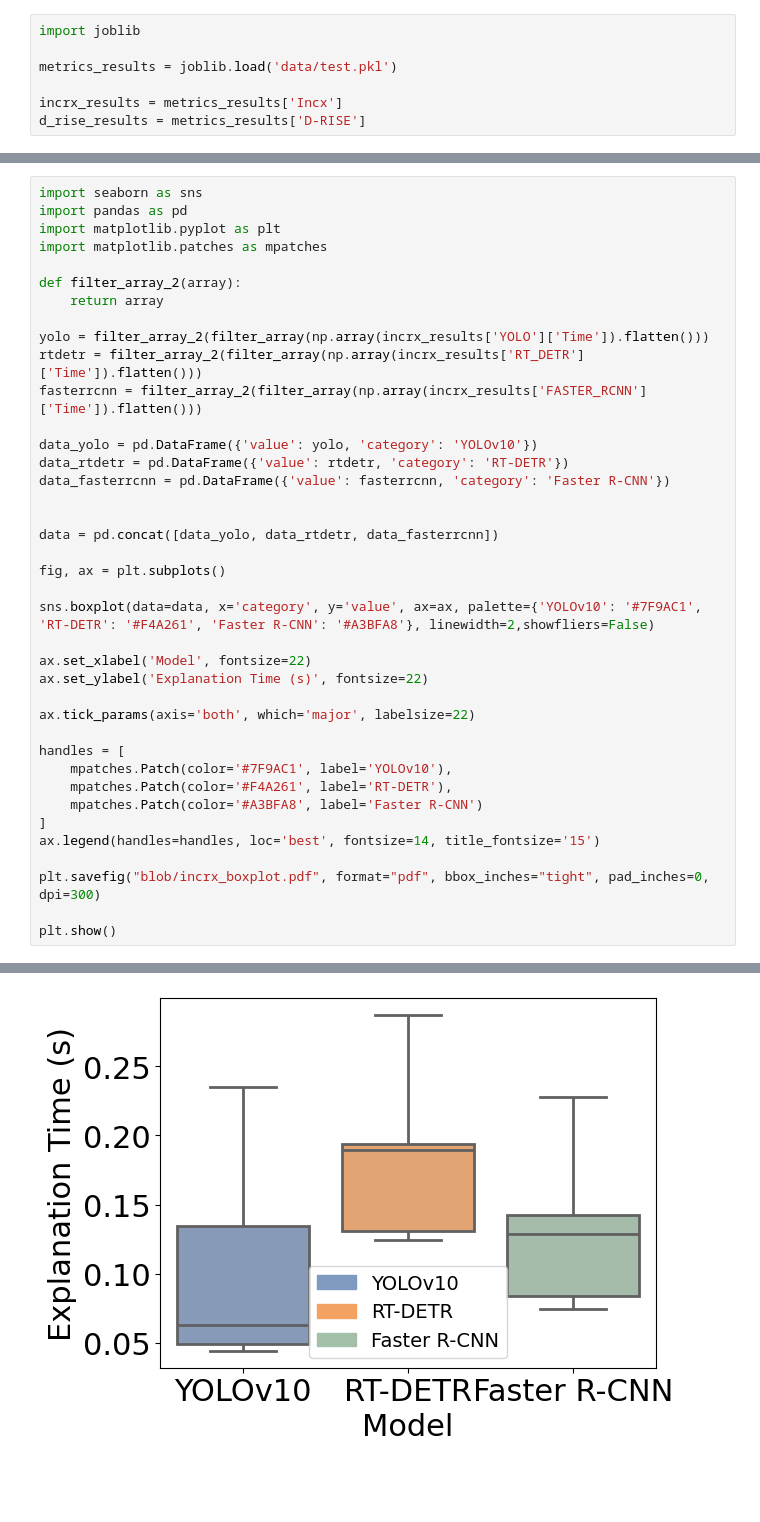
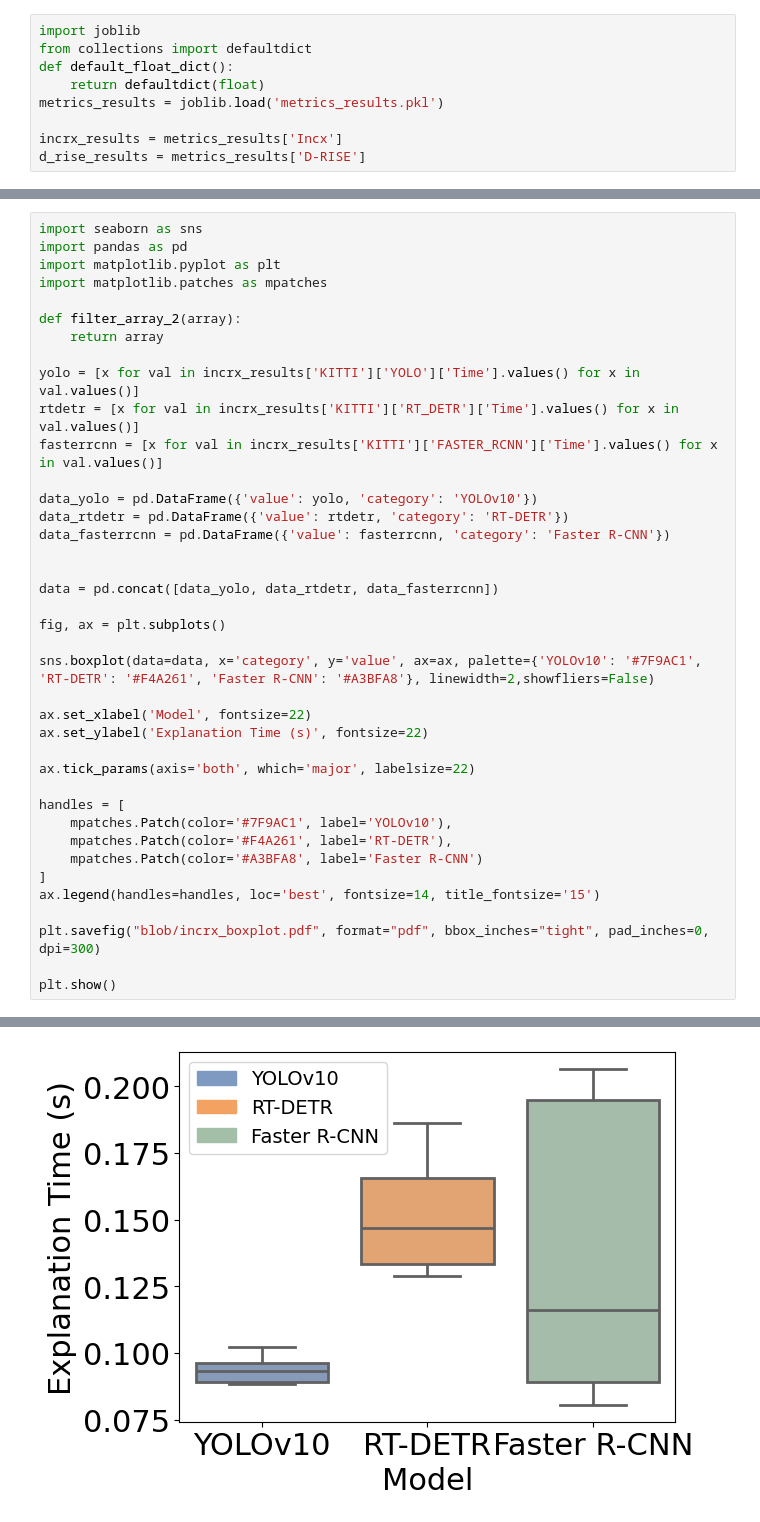
Before and after one commit to santiago-calderon-pena/IncX, a Jupyter notebook: experiment-results.ipynb, the cells around one changed output, grey strips where cells are left out. Saved outputs shown, nothing was run; the diff lists cells and outputs as text; blank space fills up the shorter version.

Commit message:
Update experiments results script

```diff
--- a/experiment-results.ipynb
+++ b/experiment-results.ipynb
@@ -1,7 +1,9 @@
 # %%
 import joblib
-
-metrics_results = joblib.load('data/test.pkl')
+from collections import defaultdict
+def default_float_dict():
+    return defaultdict(float)
+metrics_results = joblib.load('metrics_results.pkl')
 
 incrx_results = metrics_results['Incx']
 d_rise_results = metrics_results['D-RISE']
@@ -91,41 +110,41 @@ import matplotlib.patches as mpatches
 def filter_array_2(array):
     return array
 
-yolo = filter_array_2(filter_array(np.array(incrx_results['YOLO']['Time']).flatten()))
-rtdetr = filter_array_2(filter_array(np.array(incrx_results['RT_DETR']['Time']).flatten()))
-fasterrcnn = filter_array_2(filter_array(np.array(incrx_results['FASTER_RCNN']['Time']).flatten()))
+yolo = [x for val in incrx_results['KITTI']['YOLO']['Time'].values() for x in val.values()]
+rtdetr = [x for val in incrx_results['KITTI']['RT_DETR']['Time'].values() for x in val.values()]
+fasterrcnn = [x for val in incrx_results['KITTI']['FASTER_RCNN']['Time'].values() for x in val.values()]
 
 data_yolo = pd.DataFrame({'value': yolo, 'category': 'YOLOv10'})
 data_rtdetr = pd.DataFrame({'value': rtdetr, 'category': 'RT-DETR'})
 data_fasterrcnn = pd.DataFrame({'value': fasterrcnn, 'category': 'Faster R-CNN'})
 
 
 data = pd.concat([data_yolo, data_rtdetr, data_fasterrcnn])
 
 fig, ax = plt.subplots()
 
 sns.boxplot(data=data, x='category', y='value', ax=ax, palette={'YOLOv10': '#7F9AC1', 'RT-DETR': '#F4A261', 'Faster R-CNN': '#A3BFA8'}, linewidth=2,showfliers=False)
 
 ax.set_xlabel('Model', fontsize=22)
 ax.set_ylabel('Explanation Time (s)', fontsize=22)
 
 ax.tick_params(axis='both', which='major', labelsize=22)
 
 handles = [
     mpatches.Patch(color='#7F9AC1', label='YOLOv10'),
     mpatches.Patch(color='#F4A261', label='RT-DETR'),
     mpatches.Patch(color='#A3BFA8', label='Faster R-CNN')
 ]
 ax.legend(handles=handles, loc='best', fontsize=14, title_fontsize='15')
 
 plt.savefig("blob/incrx_boxplot.pdf", format="pdf", bbox_inches="tight", pad_inches=0, dpi=300)
 
 plt.show()
 # %% [output]
 Passing `palette` without assigning `hue` is deprecated and will be removed in v0.14.0. Assign the `x` variable to `hue` and set `legend=False` for the same effect.
 
   sns.boxplot(data=data, x='category', y='value', ax=ax, palette={'YOLOv10': '#7F9AC1', 'RT-DETR': '#F4A261', 'Faster R-CNN': '#A3BFA8'}, linewidth=2,showfliers=False)
-[figure, old version]
+[figure, new version]
 # %%
 import seaborn as sns
 import pandas as pd
```
Also changed, not shown: parts of 9 cells of this notebook.
